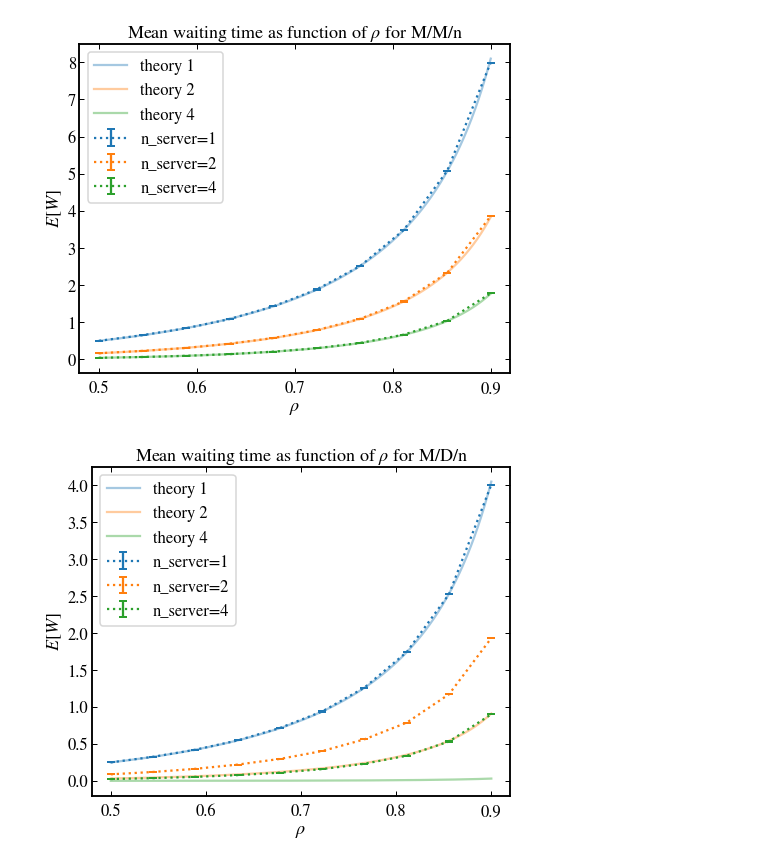
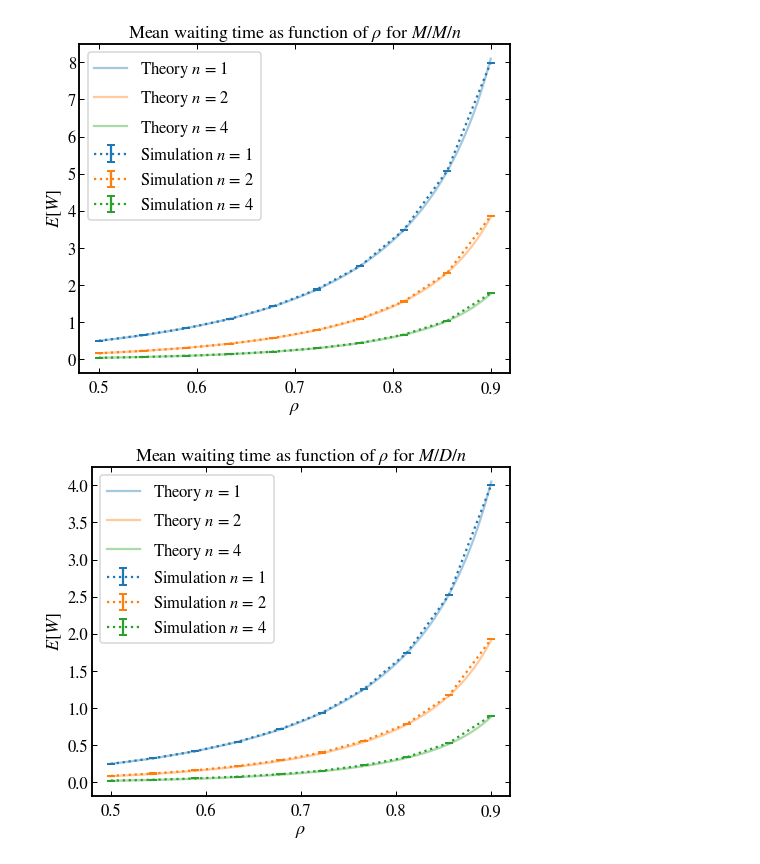
Before and after one commit to jasperw1999/DES-SimpleQueues, a Jupyter notebook: DES_v1.ipynb, the cells around one changed output. Saved outputs shown, nothing was run; the diff lists cells and outputs as text; code cells hidden in the pictures.

```diff
--- a/DES_v1.ipynb
+++ b/DES_v1.ipynb
@@ -65,12 +65,15 @@ def MMn(rho, mu, n):
     pi_w = Pi_w(n, rho)
     return pi_w / (n * mu) / (1 - rho)
 
-
 def MDn(rho, mu, n):
-    return rho ** n / np.math.factorial(n) / (1 - rho) / 2 / mu / n
+    EW_MMn = MMn(rho, mu, n)
+    C = 0
+    return (C + 1) / 2 * EW_MMn
 
 def longtail_pred(rho, mu, n):
-    return rho ** n / np.math.factorial(n) / (1 - rho)  / mu / n * 1.05125
+    EW_MMn = MMn(rho, mu, n)
+    C = 1.05125
+    return (C + 1) / 2 * EW_MMn
 
 def SPTF(rho, mu, n, upp=100):
     if n > 1:
@@ -251,33 +254,34 @@ for means, var, waiting_times in zip(all_results_mean, all_results_var, all_resu
 # %%
 theory_functions = [MMn, MDn, longtail_pred, SPTF]
 rho_range = np.linspace(init_util, final_util, 1000)
 mu_range = 1 / rho_range
 queue_name = ['M/M/n', 'M/D/n', 'M/l/n', 'M/M/n-SPTF']
 colors = plt.cm.tab10(np.linspace(0, 1, 10))
 for mean, var, name, func in zip(all_results_mean, all_results_var, queue_name, theory_functions):
     plt.figure()
     for i in range(3):
         plt.errorbar(
             server_util,
             mean[i,:], np.sqrt(var[i,:]),
             fmt=':',
             capsize=4,
             capthick=2,
-            label=f'n_server={n_servers[i]}',
+            label=f'Simulation $n$ = {n_servers[i]}',
             color=colors[i]
         )
+        if name == 'M/M/n-SPTF' and n_servers[i] > 1:
+            continue
         plt.fill_between(server_util, mean[i,:] - np.sqrt(var[i,:]), mean[i,:] + np.sqrt(var[i,:]), alpha=0.2)
-        # theory plot
         y_theory = [func(rho, mu, n_servers[i]) for rho, mu in zip(rho_range, mu_range)]
-        plt.plot(rho_range, y_theory, label=f'theory {n_servers[i]}', color=colors[i], alpha=0.4)
+        plt.plot(rho_range, y_theory, label=f'Theory $n$ = {n_servers[i]}', color=colors[i], alpha=0.4)
 
     plt.legend()
-    plt.title((r'Mean waiting time as function of $\rho$ for ' + name))
+    plt.title((r'Mean waiting time as function of $\rho$ for ' + f'${name}$'))
     plt.xlabel(r'$\rho$')
     plt.ylabel('$E[W]$')
     plt.tight_layout()
-    #plt.savefig('figures/area_conv_s.pdf')
+    plt.savefig(f'figures/result_{func.__name__}.pdf')
     plt.show()
 # %% [output]
-[figure, old version]
+[figure, new version]
-[figure, old version]
+[figure, new version]
```
Also changed, not shown: parts of 1 cell of this notebook, 5 other files.
